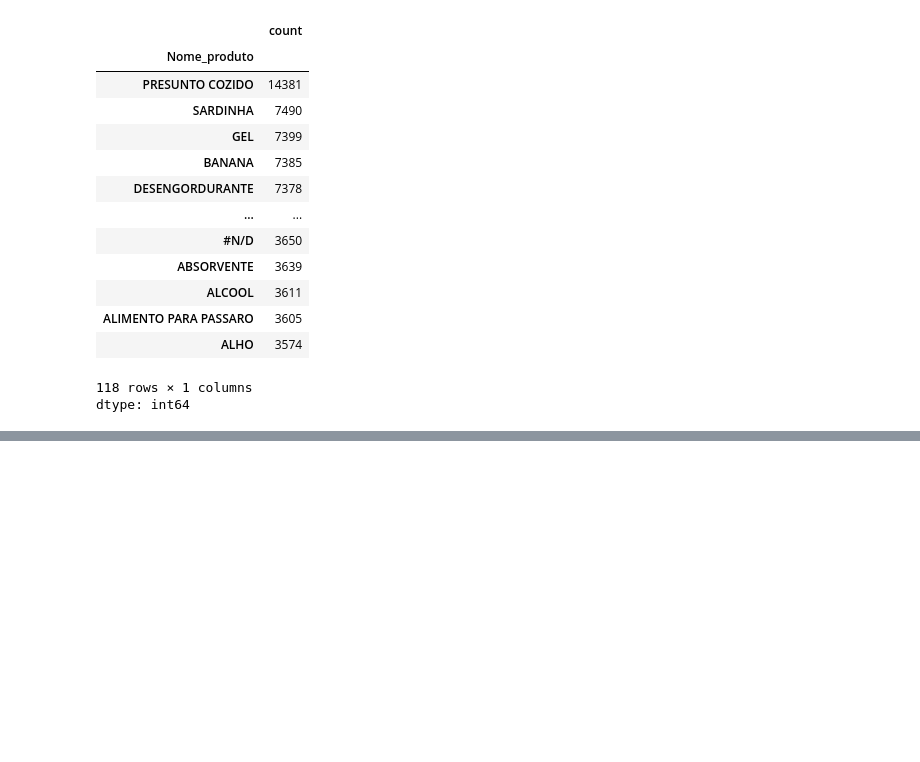
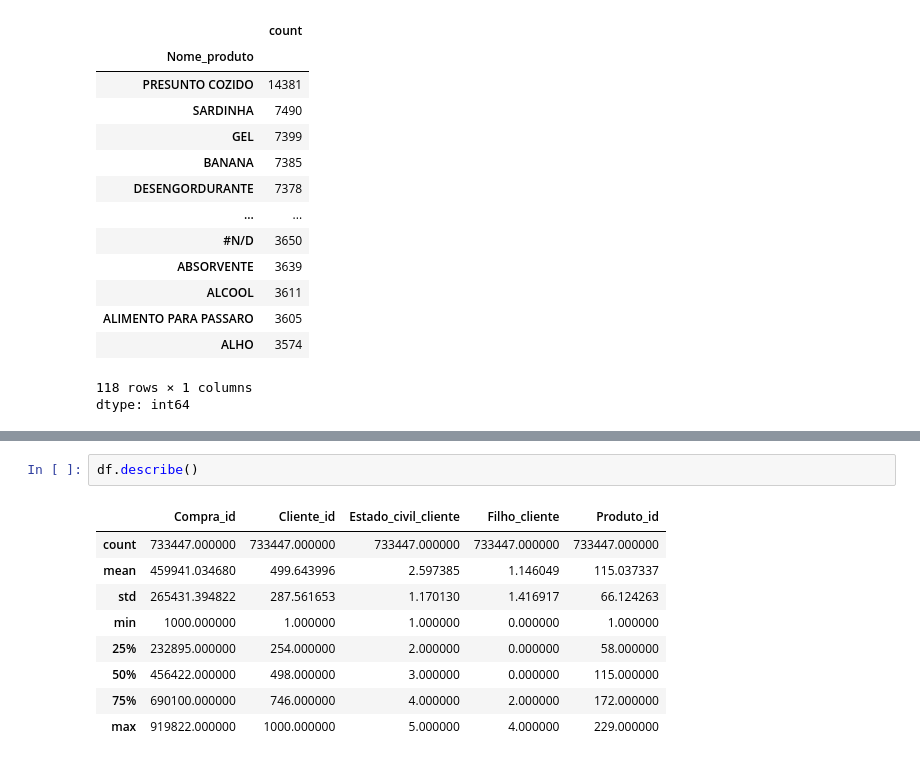
Before and after one commit to midanaca/MiniProjeto_MidanaCa_T8, a Jupyter notebook: MiniProjeto_MidanaCa_T8_.ipynb, the cells around one changed output, grey strips where cells are left out. Saved outputs shown, nothing was run; the diff lists cells and outputs as text; blank space fills up the shorter version.

```diff
--- a/MiniProjeto_MidanaCa_T8_.ipynb
+++ b/MiniProjeto_MidanaCa_T8_.ipynb
@@ -305,0 +399,12 @@ Decisão de tratamento proposta: após confirmar que são repetições indevidas
+# %%
+df.describe()
+# %% [output]
+|  | Compra_id | Cliente_id | Estado_civil_cliente | Filho_cliente | Produto_id |
+| count | 733447.000000 | 733447.000000 | 733447.000000 | 733447.000000 | 733447.000000 |
+| mean | 459941.034680 | 499.643996 | 2.597385 | 1.146049 | 115.037337 |
+| std | 265431.394822 | 287.561653 | 1.170130 | 1.416917 | 66.124263 |
+| min | 1000.000000 | 1.000000 | 1.000000 | 0.000000 | 1.000000 |
+| 25% | 232895.000000 | 254.000000 | 2.000000 | 0.000000 | 58.000000 |
+| 50% | 456422.000000 | 498.000000 | 3.000000 | 0.000000 | 115.000000 |
+| 75% | 690100.000000 | 746.000000 | 4.000000 | 2.000000 | 172.000000 |
+| max | 919822.000000 | 1000.000000 | 5.000000 | 4.000000 | 229.000000 |
```
Also changed, not shown: parts of 25 cells of this notebook.
